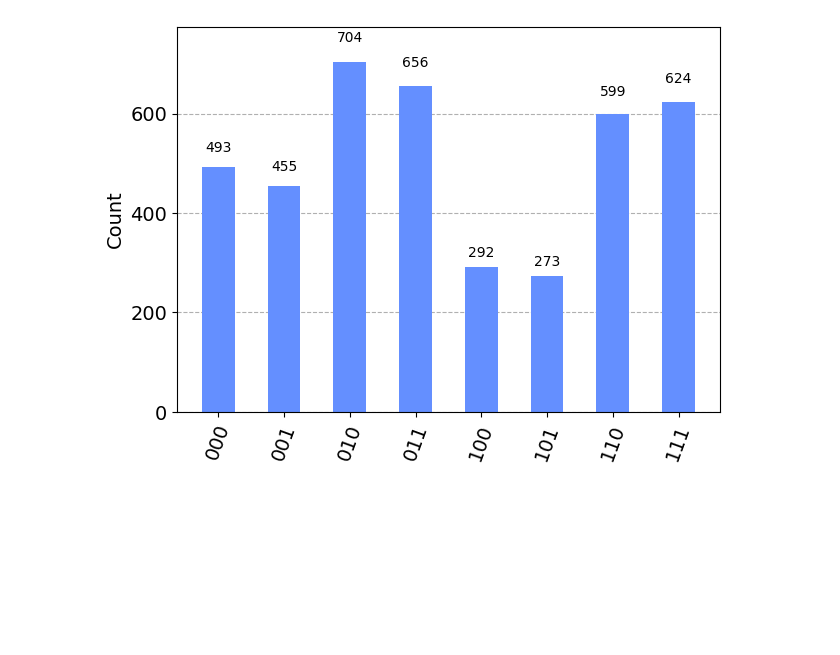
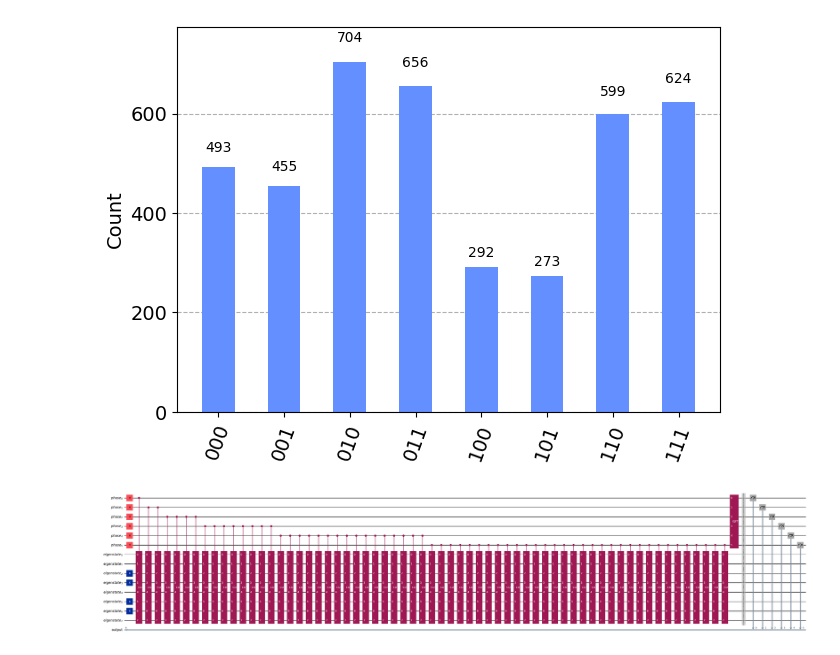
Before and after one commit to rbalak/qcml-tsp, a Jupyter notebook: tsp_qpe/TSP_4CITIES.ipynb, the cells around one changed output. Drawn from its saved outputs; the diff is of its cells as text; code cells hidden in the pictures; blank space fills up the shorter version.

Commit message:
Run for 6 phase qubit

```diff
--- a/tsp_qpe/TSP_4CITIES.ipynb
+++ b/tsp_qpe/TSP_4CITIES.ipynb
@@ -337,3 +336,12 @@ answer = result[0]['__value__']['data'].output.get_counts()
 plot_histogram(answer)
 # %% [output]
 [figure]
+# %%
+n = 6 ## number of estimation qubits.
+## A->B->C->D->A
+eig = eigstatelist[0]
+eig = eig[::-1] # needs to be reversed (Qiskit convention)
+qc6 = SingleHamiltonianCycle(eig, n)
+qc6.draw(fold=-1, output='mpl')
+# %% [output]
+[figure, added]
```
Also changed, not shown: parts of 9 cells of this notebook.
